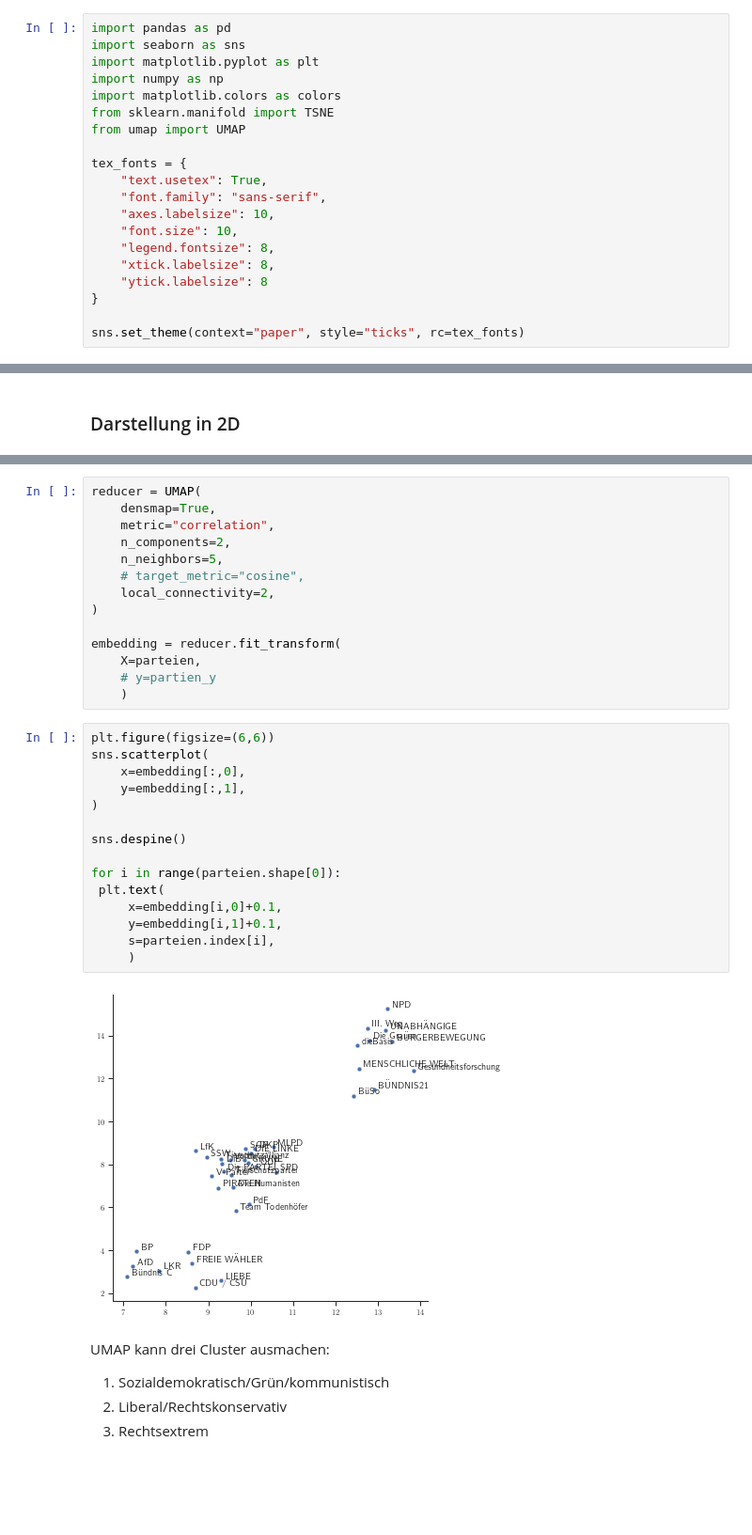
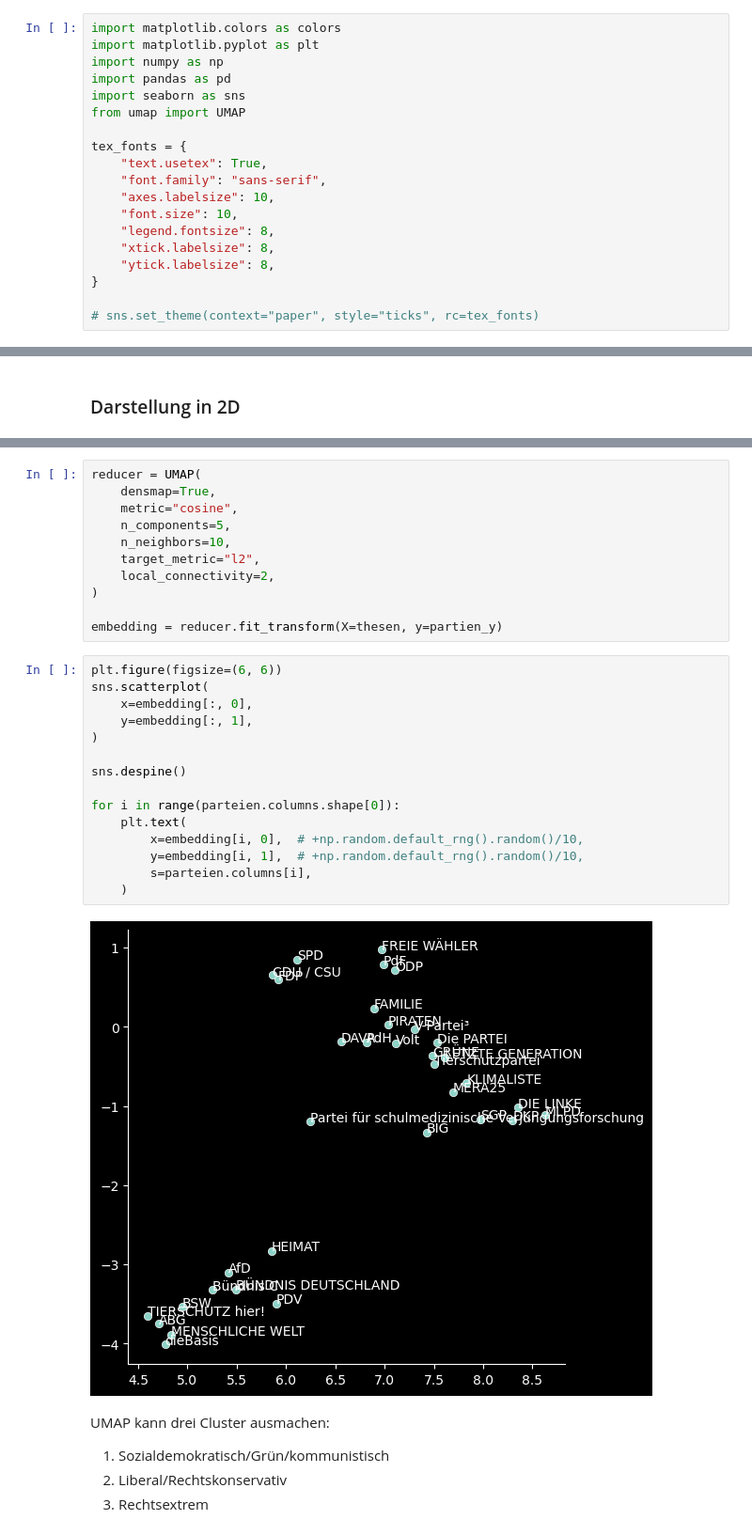
Before and after one commit to SandroMartens/sturdy-bassoon, a Jupyter notebook: wahl-o-mat/auswertung.ipynb, the cells around one changed output, grey strips where cells are left out. Shown: that part at 94% size. Cells and saved outputs as stored; diff of their text form; blank space fills up the shorter version.

```diff
--- a/wahl-o-mat/auswertung.ipynb
+++ b/wahl-o-mat/auswertung.ipynb
@@ -1,10 +1,9 @@
 # %%
+import matplotlib.colors as colors
+import matplotlib.pyplot as plt
+import numpy as np
 import pandas as pd
 import seaborn as sns
-import matplotlib.pyplot as plt
-import numpy as np
-import matplotlib.colors as colors
-from sklearn.manifold import TSNE
 from umap import UMAP
 
 tex_fonts = {
@@ -14,10 +13,10 @@ tex_fonts = {
     "font.size": 10,
     "legend.fontsize": 8,
     "xtick.labelsize": 8,
-    "ytick.labelsize": 8
+    "ytick.labelsize": 8,
 }
 
-sns.set_theme(context="paper", style="ticks", rc=tex_fonts)
+# sns.set_theme(context="paper", style="ticks", rc=tex_fonts)
 # %% [markdown]
 Download: https://www.bpb.de/politik/wahlen/wahl-o-mat/332469/download
 # %% [markdown]
@@ -97,33 +110,30 @@ partien_y = pd.Series(partei_ordnung, index=parteien.index).fillna(3.5)
 # %%
 reducer = UMAP(
     densmap=True,
-    metric="correlation",
-    n_components=2,
-    n_neighbors=5,
-    # target_metric="cosine",
+    metric="cosine",
+    n_components=5,
+    n_neighbors=10,
+    target_metric="l2",
     local_connectivity=2,
 )
 
-embedding = reducer.fit_transform(
-    X=parteien,
-    # y=partien_y
-    )
+embedding = reducer.fit_transform(X=thesen, y=partien_y)
 # %%
-plt.figure(figsize=(6,6))
+plt.figure(figsize=(6, 6))
 sns.scatterplot(
-    x=embedding[:,0],
-    y=embedding[:,1],
+    x=embedding[:, 0],
+    y=embedding[:, 1],
 )
 
 sns.despine()
 
-for i in range(parteien.shape[0]):
- plt.text(
-     x=embedding[i,0]+0.1,
-     y=embedding[i,1]+0.1,
-     s=parteien.index[i],
-     )
+for i in range(parteien.columns.shape[0]):
+    plt.text(
+        x=embedding[i, 0],  # +np.random.default_rng().random()/10,
+        y=embedding[i, 1],  # +np.random.default_rng().random()/10,
+        s=parteien.columns[i],
+    )
 # %% [output]
-[figure, old version]
+[figure, new version]
 # %% [markdown]
 UMAP kann drei Cluster ausmachen:
```
Also changed, not shown: parts of 5 cells of this notebook, 10 other files.
